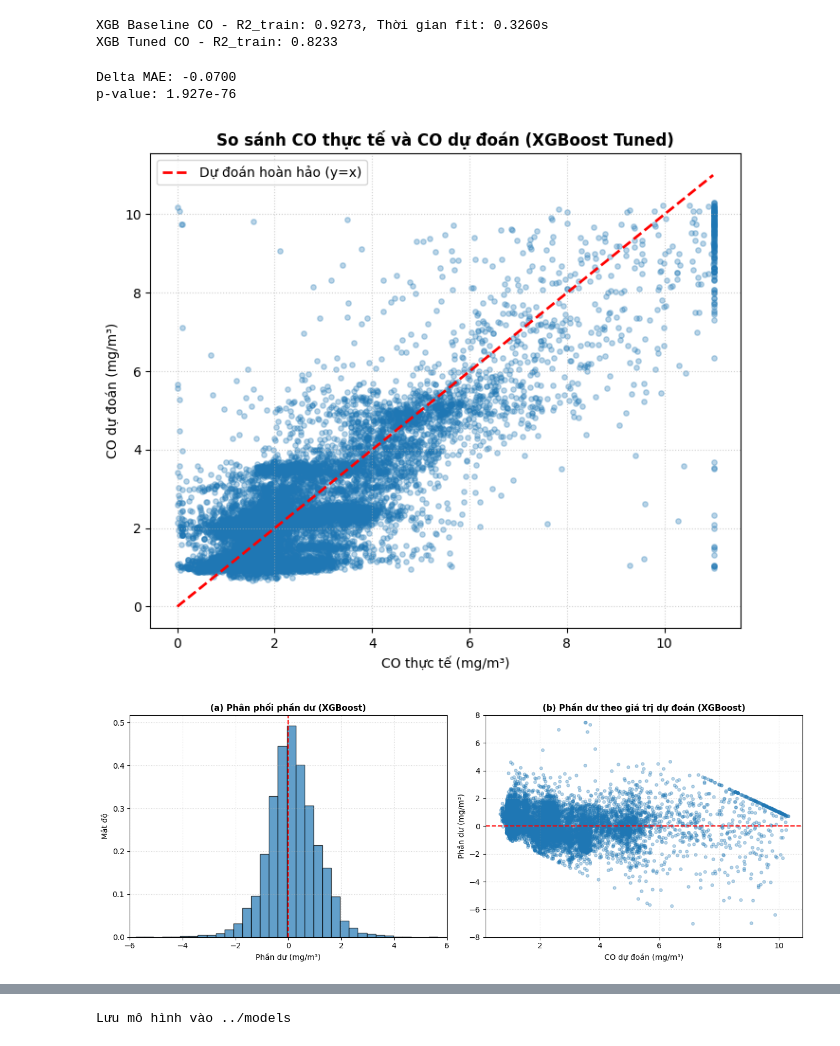
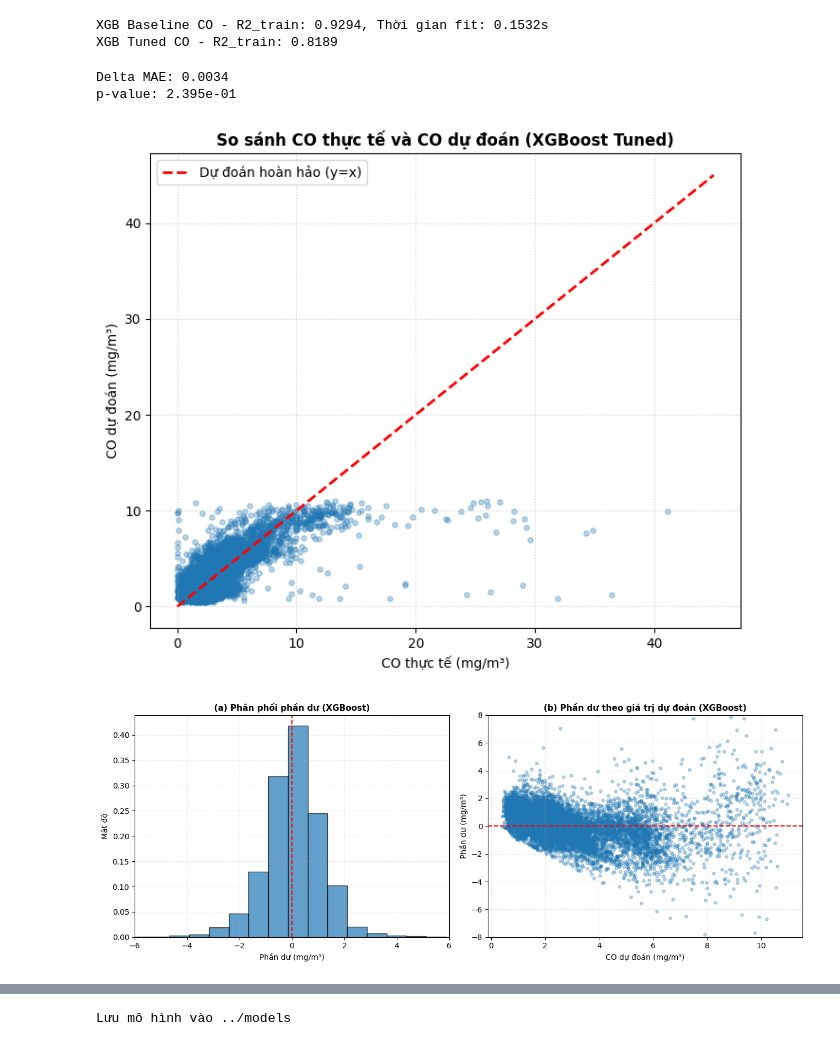
Before and after one commit to hoangsank/BTL---Machine-Learning---co3117-, a Jupyter notebook: notebooks/04_model_boosting.ipynb, the cells around one changed output, grey strips where cells are left out. Drawn from its saved outputs; the diff is of its cells as text; code cells hidden in the pictures.

Commit message:
feat: perform exploratory data analysis, train baseline and tuned xgboost models

```diff
--- a/notebooks/04_model_boosting.ipynb
+++ b/notebooks/04_model_boosting.ipynb
@@ -17,12 +28,0 @@ print("Đã import src và load data thành công!")
-# %%
-# Chia tập
-X_train, y_train, X_test, y_test = split_train_test(df)
-
-# Nối X và y lại rồi tự lưu ra file trên máy
-train_df = pd.concat([X_train, y_train], axis=1)
-test_df = pd.concat([X_test, y_test], axis=1)
-
-train_df.to_csv('../data/processed/train.csv', index=False)
-test_df.to_csv('../data/processed/test.csv', index=False)
-
-print("Đã tạo xong train.csv và test.csv sạch sẽ!")
@@ -32,7 +30,7 @@ print("Đã tạo xong train.csv và test.csv sạch sẽ!")
 from src.models import build_xgboost_model
 
 model = build_xgboost_model()
-model.fit(X_train, y_train)
+model.fit(X_train, y_train_clipped)
 y_pred = model.predict(X_test)
 # %%
 y_pred
@@ -71,11 +69,13 @@ from src.evaluation import evaluate_regression
 y_train_co, y_test_co = y_train.iloc[:, 0], y_test.iloc[:, 0]
 y_train_nox, y_test_nox = y_train.iloc[:, 1], y_test.iloc[:, 1]
 
-# 2. Tuning cho CO
+# 2. Tuning cho CO (clip_p99=True để tính P99 riêng trong từng fold của CV)
 print("--- Đang Tuning cho mô hình CO ---")
 start_time_co = time.time()
 
-best_model_co, best_params_co, cv_results_co = tune_xgboost(X_train, y_train_co)
+best_model_co, best_params_co, cv_results_co = tune_xgboost(
+    X_train, y_train_co, n_iter=15, cv=3, random_state=42, clip_p99=True
+)
 
 time_co = time.time() - start_time_co
 print(f"[THỜI GIAN TUNING CO]: {time_co:.2f}s")
@@ -84,11 +84,13 @@ print("[BỘ THAM SỐ TỐI ƯU CHO CO]:", best_params_co)
 y_pred_co_tuned = best_model_co.predict(X_test)
 results_co_tuned = evaluate_regression(y_test_co, y_pred_co_tuned, model_name="XGBoost Tuned - CO")
 
-# 3. Tuning cho NOX
+# 3. Tuning cho NOX (clip_p99=False vì NOX không clip outlier)
 print("\n--- Đang Tuning cho mô hình NOX ---")
 start_time_nox = time.time()
 
-best_model_nox, best_params_nox, cv_results_nox = tune_xgboost(X_train, y_train_nox)
+best_model_nox, best_params_nox, cv_results_nox = tune_xgboost(
+    X_train, y_train_nox, n_iter=15, cv=3, random_state=42, clip_p99=False
+)
 
 time_nox = time.time() - start_time_nox
 print(f"[THỜI GIAN TUNING NOX]: {time_nox:.2f}s")
@@ -119,13 +123,13 @@ import time
 from sklearn.metrics import r2_score
 import xgboost as xgb
 
-# 1. Với XGBoost Baseline (CO):
+# 1. Với XGBoost Baseline (CO): fit trên y_train_clipped['CO']
 t0 = time.time()
 xgb_base = xgb.XGBRegressor(random_state=42)
-xgb_base.fit(X_train, y_train_co)
+xgb_base.fit(X_train, y_train_clipped['CO'])
 time_base = time.time() - t0
 
-r2_train_base = r2_score(y_train_co, xgb_base.predict(X_train))
+r2_train_base = r2_score(y_train_clipped['CO'], xgb_base.predict(X_train))
 print(f"XGB Baseline CO - R2_train: {r2_train_base:.4f}, Thời gian fit: {time_base:.4f}s")
 
 # 2. Với XGBoost Tuned (CO) - best_model_co đã có từ RandomizedSearch:
@@ -133,19 +137,19 @@ y_train_pred_tuned = best_model_co.predict(X_train)
 r2_train_tuned = r2_score(y_train_co, y_train_pred_tuned)
 print(f"XGB Tuned CO - R2_train: {r2_train_tuned:.4f}")
 # %% [output]
-XGB Baseline CO - R2_train: 0.9273, Thời gian fit: 0.3260s
-XGB Tuned CO - R2_train: 0.8233
+XGB Baseline CO - R2_train: 0.9294, Thời gian fit: 0.1532s
+XGB Tuned CO - R2_train: 0.8189
 # %%
 from sklearn.ensemble import RandomForestRegressor
 from scipy.stats import wilcoxon
 import numpy as np
 
-# Huấn luyện nhanh Random Forest đối chứng
+# Huấn luyện nhanh Random Forest đối chứng trên y_train_clipped['CO']
 rf = RandomForestRegressor(n_estimators=300, n_jobs=-1, random_state=42)
-rf.fit(X_train, y_train_co)
+rf.fit(X_train, y_train_clipped['CO'])
 y_pred_rf = rf.predict(X_test)
 
-# So sánh với XGBoost Tuned của bạn
+# So sánh với XGBoost Tuned trên y_test_co gốc
 e_xgb = np.abs(y_test_co.values - y_pred_co_tuned)
 e_rf  = np.abs(y_test_co.values - y_pred_rf)
 
@@ -153,8 +157,8 @@ stat, p_val = wilcoxon(e_xgb, e_rf)
 print(f"Delta MAE: {e_xgb.mean() - e_rf.mean():.4f}")
 print(f"p-value: {p_val:.3e}")
 # %% [output]
-Delta MAE: -0.0700
-p-value: 1.927e-76
+Delta MAE: 0.0034
+p-value: 2.395e-01
 # %%
 import matplotlib.pyplot as plt
 import numpy as np
@@ -168,8 +172,8 @@ plt.scatter(
     y_test_co.values, y_pred_co_tuned, alpha=0.3, s=15, color='#1f77b4'
 )
 plt.plot(
-    [0, 11],
-    [0, 11],
+    [0, 45],
+    [0, 45],
     'r--',
     linewidth=2,
     label='Dự đoán hoàn hảo (y=x)',
@@ -208,35 +212,35 @@ axes[0].set_title(
     '(a) Phân phối phần dư (XGBoost)', fontsize=11, fontweight='bold'
 )
 axes[0].set_xlabel('Phần dư (mg/m³)')
 axes[0].set_ylabel('Mật độ')
 axes[0].set_xlim(-6, 6)
 axes[0].grid(True, linestyle=':', alpha=0.5)
 
 # (b) Phần dư theo giá trị dự đoán
 axes[1].scatter(
     y_pred_co_tuned, residuals_xgb, alpha=0.3, s=15, color='#1f77b4'
 )
 axes[1].axhline(0, color='red', linestyle='--', linewidth=1.5)
 axes[1].set_title(
     '(b) Phần dư theo giá trị dự đoán (XGBoost)',
     fontsize=11,
     fontweight='bold',
 )
 axes[1].set_xlabel('CO dự đoán (mg/m³)')
 axes[1].set_ylabel('Phần dư (mg/m³)')
 axes[1].set_ylim(-8, 8)
 axes[1].grid(True, linestyle=':', alpha=0.5)
 
 plt.tight_layout()
 plt.savefig(
     '../reports/figures/residual_diagnostics_xgb.png',
     dpi=300,
     bbox_inches='tight',
 )
 plt.show()
 # %% [output]
-[figure, old version]
+[figure, new version]
-[figure, old version]
+[figure, new version]
 # %%
 import shap
 import matplotlib.pyplot as plt
```
Also changed, not shown: parts of 8 cells of this notebook, 15 other files.
